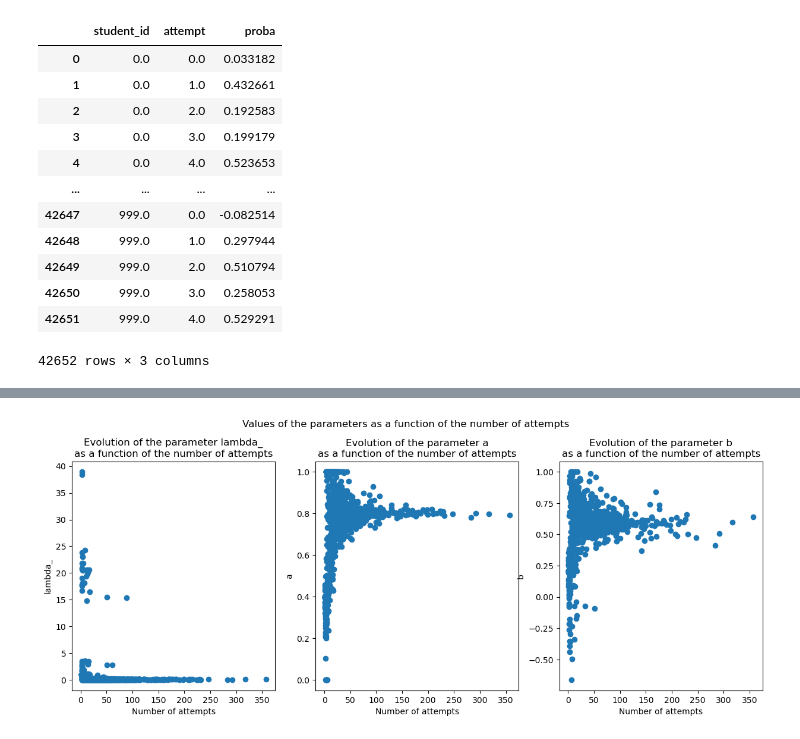
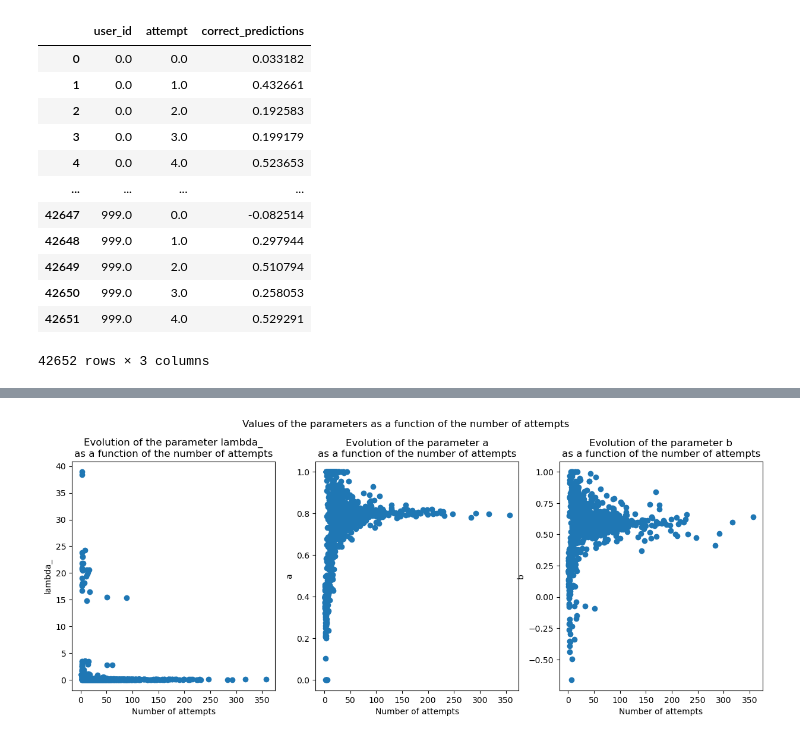
Before and after one commit to emmabhl/MLBD_Calcularis_Sectumsempra, a Jupyter notebook: learning_model_dummy.ipynb, the cells around one changed output, grey strips where cells are left out. Saved outputs shown, nothing was run; the diff lists cells and outputs as text; code cells hidden in the pictures.

```diff
--- a/learning_model_dummy.ipynb
+++ b/learning_model_dummy.ipynb
@@ -9,27 +9,27 @@ def exp_model(x, a, b, lambda_):
 # %%
 # Initialize the random number generator
 np.random.seed(24)
 
 # Define the parameters
 a = 0.8
-b = 0.6
+b = 0.3
 lambda_ = 0.1
-scale_param = 40
+scale_param = 60
 
 # Generate dummy student data
-dataset = pd.DataFrame({'student_id': [], 'attempt': [], 'proba': []})
+proba_dataset = pd.DataFrame({'user_id': [], 'attempt': [], 'correct_predictions': []})
 max_attempt = (np.rint(np.random.exponential(scale_param,1000))).astype(int) # We saw that the number of attempts per student is exponentially distributed
 for i in range(len(max_attempt)):
-    student_id = np.repeat(i, max_attempt[i])
+    user_id = np.repeat(i, max_attempt[i])
     attempt = np.arange(max_attempt[i])
     e = np.random.randn(max_attempt[i])*(np.random.randn()*0.1 + 0.1) # Generate some noise with a different variance for each student
-    proba = exp_model(attempt, a, b, lambda_) + e # Generate the probability of success for each attempt
+    correct_predictions = exp_model(attempt, a, b, lambda_) + e # Generate the probability of success for each attempt
 
-    dataset = pd.concat([dataset, pd.DataFrame({'student_id': student_id, 'attempt': attempt, 'proba': proba})], ignore_index=True)
+    proba_dataset = pd.concat([proba_dataset, pd.DataFrame({'user_id': user_id, 'attempt': attempt, 'correct_predictions': correct_predictions})], ignore_index=True)
 
-dataset
+proba_dataset
 # %% [output]
-|  | student_id | attempt | proba |
+|  | user_id | attempt | correct_predictions |
 | 0 | 0.0 | 0.0 | 0.033182 |
 | 1 | 0.0 | 1.0 | 0.432661 |
 | 2 | 0.0 | 2.0 | 0.192583 |
```
Also changed, not shown: parts of 5 cells of this notebook.
